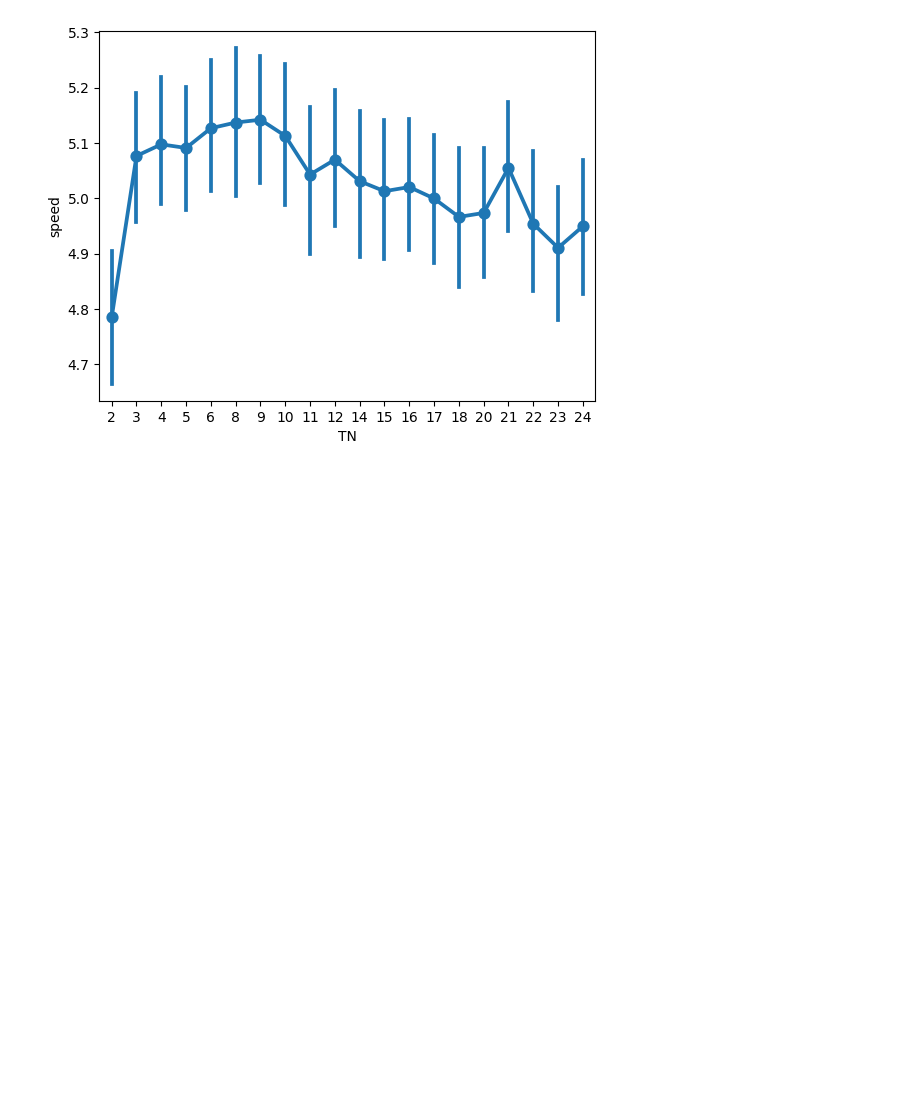
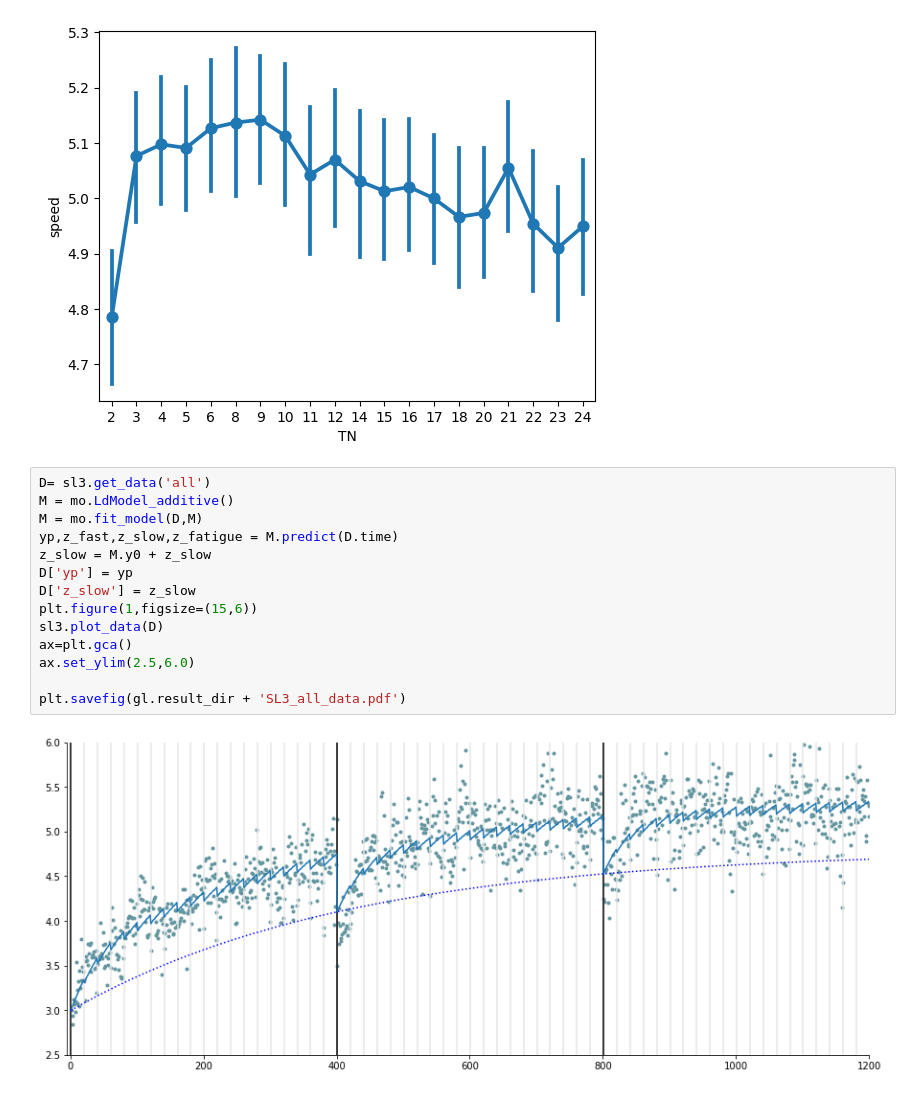
Before and after one commit to manazerzadeh/SequenceLearningDynamics, a Jupyter notebook: SL3_visualize_data.ipynb, the cells around one changed output. Cells and saved outputs as stored; diff of their text form; blank space fills up the shorter version.

```diff
--- a/SL3_visualize_data.ipynb
+++ b/SL3_visualize_data.ipynb
@@ -100,3 +101,19 @@ sns.pointplot(T,x='TN',y='speed')
 # %% [output]
 <Axes: xlabel='TN', ylabel='speed'>
 [figure]
+# %%
+D= sl3.get_data('all')
+M = mo.LdModel_additive()
+M = mo.fit_model(D,M)
+yp,z_fast,z_slow,z_fatigue = M.predict(D.time)
+z_slow = M.y0 + z_slow
+D['yp'] = yp
+D['z_slow'] = z_slow
+plt.figure(1,figsize=(15,6))
+sl3.plot_data(D)
+ax=plt.gca()
+ax.set_ylim(2.5,6.0)
+
+plt.savefig(gl.result_dir + 'SL3_all_data.pdf')
+# %% [output]
+[figure, added]
```
Also changed, not shown: parts of 2 cells of this notebook, 1 other file.
